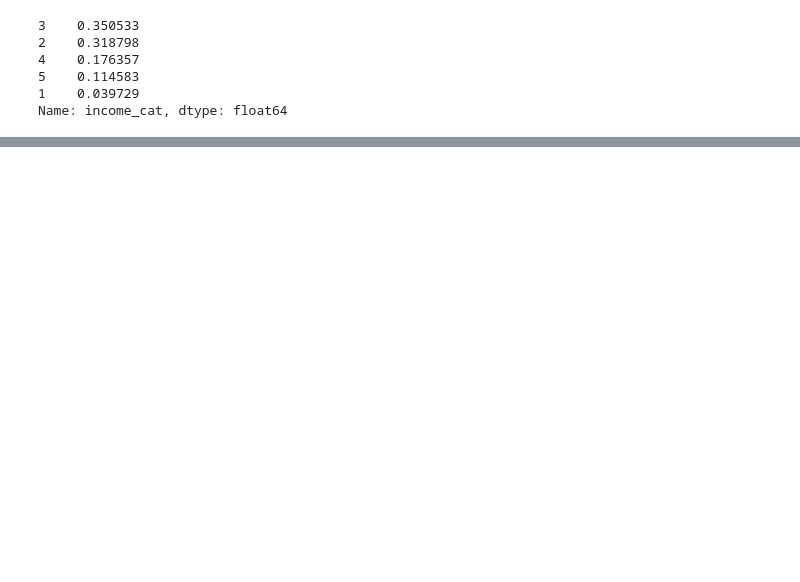
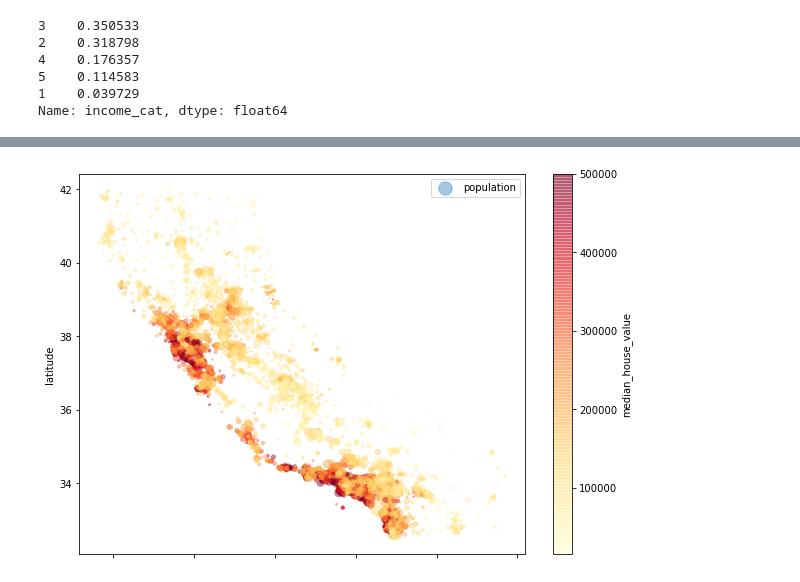
Before and after one commit to dcoxnard/handsonml_notes_solutions, a Jupyter notebook: 02_2_untitled.ipynb, the cells around one changed output, grey strips where cells are left out. Saved outputs shown, nothing was run; the diff lists cells and outputs as text; code cells hidden in the pictures; blank space fills up the shorter version.

```diff
--- a/02_2_untitled.ipynb
+++ b/02_2_untitled.ipynb
@@ -164,0 +178,17 @@ Left off on PDF pg 91
+# %%
+kwargs = {
+    "kind": "scatter",
+    "x": "longitude",
+    "y": "latitude",
+    "alpha": 0.4,
+    "s": housing["population"] / 100,
+    "label": "population",
+    "figsize": (10, 7),
+    "c": "median_house_value",
+    "cmap": plt.get_cmap("YlOrRd"),
+    "colorbar": True
+}
+housing.plot(**kwargs)
+plt.legend();
+# %% [output]
+[figure, added]
```
Also changed, not shown: parts of 25 cells of this notebook, 1 other file.
